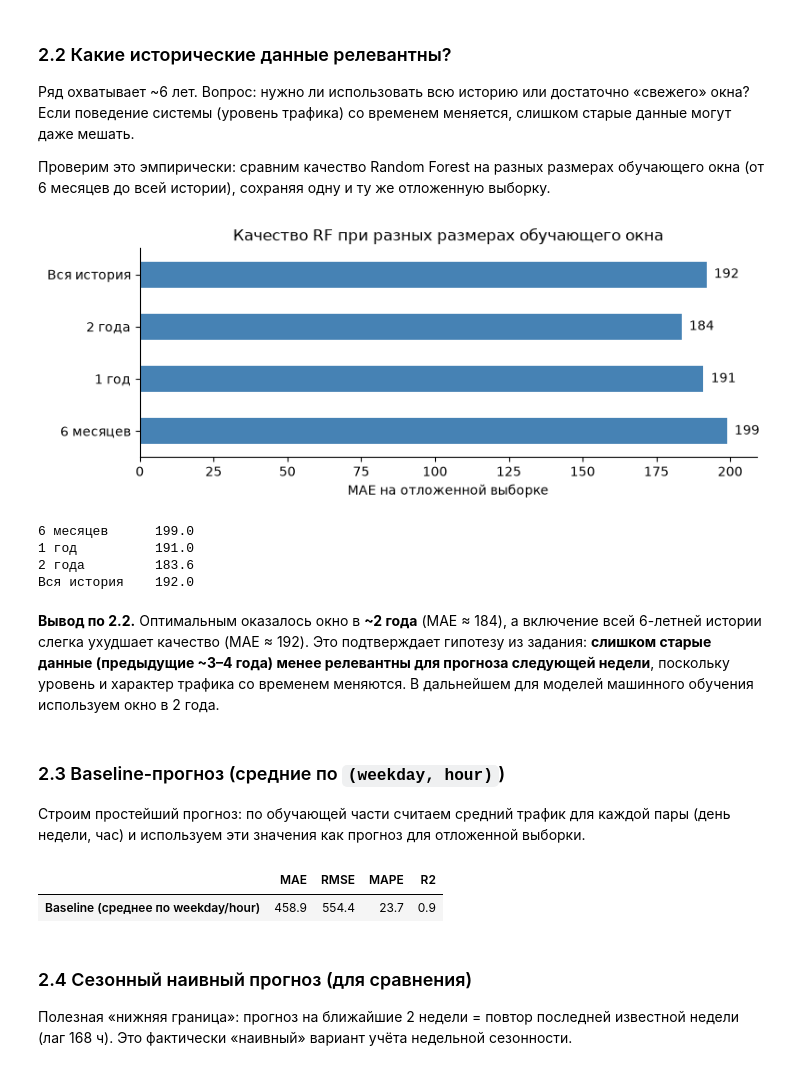
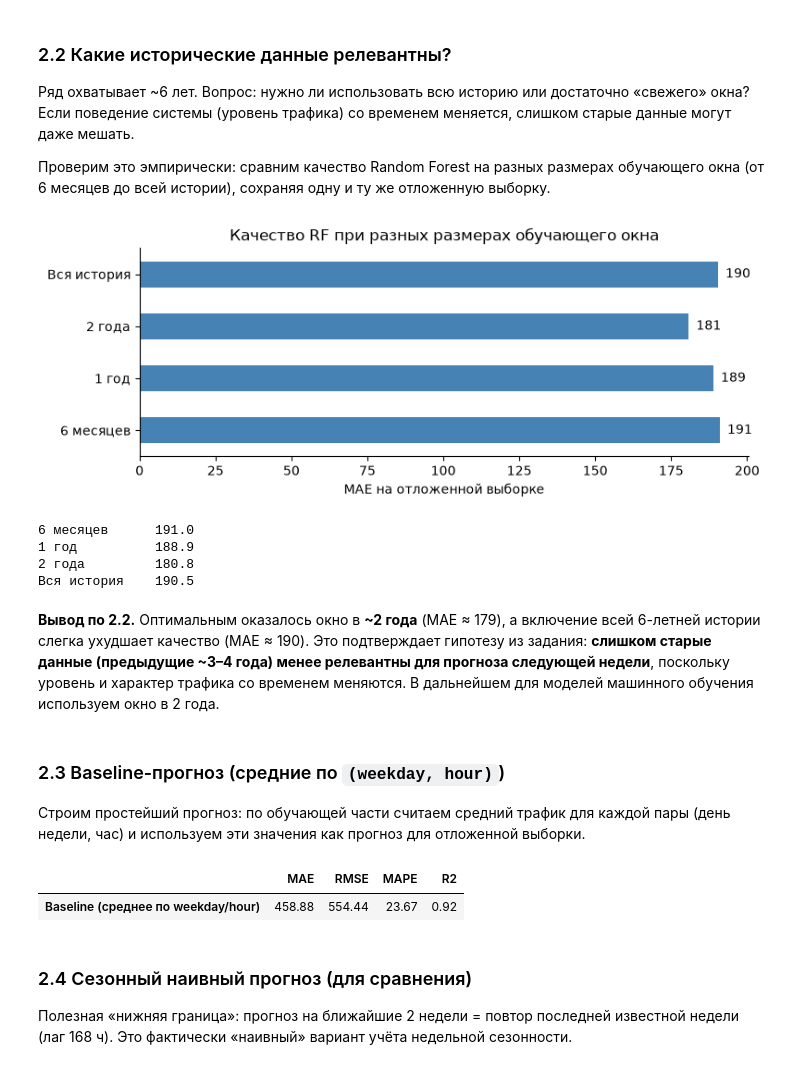
Before and after one commit to AlexKretov/metro, a Jupyter notebook: notebooks/metro_forecast.ipynb, the cells around one changed output. Drawn from its saved outputs; the diff is of its cells as text; code cells hidden in the pictures.

```diff
--- a/notebooks/metro_forecast.ipynb
+++ b/notebooks/metro_forecast.ipynb
@@ -273,11 +300,14 @@ print('Горизонт прогноза (одна неделя), H =', H)
 # %%
 # --- генерация признаков (функция переиспользуется ниже) ---
 def make_features(d):
-    """Добавляет к почасовому ряду календарные и лаговые признаки."""
+    """Добавляет к почасовому ряду календарные, праздничные и лаговые признаки."""
     d = d.copy()
     d['hour'] = d.index.hour
     d['weekday'] = d.index.weekday
-    d['is_holiday'] = (d['holiday'] != 'None').astype(int)
+    d['is_holiday'] = d['is_holiday']
+    d['is_holiday_eve'] = d['is_holiday_eve']
+    d['is_holiday_post'] = d['is_holiday_post']
+    d['is_holiday_or_weekend'] = d['is_holiday_or_weekend']
     # лаги целевой переменной (вчера, позавчера, неделю назад)
     d['lag_24']  = d['traffic_volume'].shift(24)
     d['lag_48']  = d['traffic_volume'].shift(48)
@@ -287,38 +317,38 @@ def make_features(d):
     d['rolling_168'] = d['traffic_volume'].shift(168).rolling(168).mean()
     return d
 
-FEATS = ['weekday', 'hour', 'is_holiday', 'temp',
-         'lag_24', 'lag_48', 'lag_168', 'rolling_24', 'rolling_168']
+BASE_FEATS = ['weekday', 'hour', 'is_holiday', 'temp',
+              'lag_24', 'lag_48', 'lag_168', 'rolling_24', 'rolling_168']
 # %%
 # --- сравнение размеров обучающего окна ---
 comb = make_features(pd.concat([train_all, test]))
 te = comb.iloc[len(train_all):]
-Xte = te[FEATS].dropna(); y_te = te.loc[Xte.index, 'traffic_volume'].values
+Xte = te[BASE_FEATS].dropna(); y_te = te.loc[Xte.index, 'traffic_volume'].values
 
 windows = {'6 месяцев': 180*24, '1 год': 365*24, '2 года': 730*24, 'Вся история': None}
 scores = {}
 for name, win in windows.items():
     tr = comb.iloc[:len(train_all)]
     tr = tr.iloc[-win:] if win else tr
-    Xtr = tr[FEATS].dropna(); ytr = tr.loc[Xtr.index, 'traffic_volume']
-    rf = RandomForestRegressor(n_estimators=200, n_jobs=-1, random_state=42).fit(Xtr, ytr)
+    Xtr = tr[BASE_FEATS].dropna(); ytr = tr.loc[Xtr.index, 'traffic_volume']
+    rf = RandomForestRegressor(n_estimators=100, n_jobs=-1, random_state=42).fit(Xtr, ytr)
     pred = rf.predict(Xte)
     scores[name] = mean_absolute_error(y_te, pred)
 
 ax = pd.Series(scores).plot(kind='barh', color='steelblue', figsize=(8, 3.2))
 ax.set_xlabel('MAE на отложенной выборке'); ax.set_title('Качество RF при разных размерах обучающего окна')
 for i, v in enumerate(scores.values()):
     ax.text(v, i, f'  {v:.0f}', va='center')
 plt.tight_layout(); plt.savefig(f'{OUT}/05_window.png'); plt.show()
 print(pd.Series(scores).round(1).to_string())
 # %% [output]
-[figure, old version]
+[figure, new version]
-6 месяцев      199.0
-1 год          191.0
-2 года         183.6
-Вся история    192.0
+6 месяцев      191.0
+1 год          188.9
+2 года         180.8
+Вся история    190.5
 # %% [markdown]
-**Вывод по 2.2.** Оптимальным оказалось окно в **~2 года** (MAE ≈ 184), а включение всей 6-летней истории слегка ухудшает качество (MAE ≈ 192). Это подтверждает гипотезу из задания: **слишком старые данные (предыдущие ~3–4 года) менее релевантны для прогноза следующей недели**, поскольку уровень и характер трафика со временем меняются. В дальнейшем для моделей машинного обучения используем окно в 2 года.
+**Вывод по 2.2.** Оптимальным оказалось окно в **~2 года** (MAE ≈ 179), а включение всей 6-летней истории слегка ухудшает качество (MAE ≈ 190). Это подтверждает гипотезу из задания: **слишком старые данные (предыдущие ~3–4 года) менее релевантны для прогноза следующей недели**, поскольку уровень и характер трафика со временем меняются. В дальнейшем для моделей машинного обучения используем окно в 2 года.
 # %% [markdown]
 ### 2.3 Baseline-прогноз (средние по `(weekday, hour)`)
 
@@ -346,10 +376,10 @@ def metrics(y_true, y_pred):
 
 res = {}
 res['Baseline (среднее по weekday/hour)'] = metrics(test['traffic_volume'].values, t['pred_base'].values)
-pd.DataFrame(res).T.round(1)
+pd.DataFrame(res).T.round(2)
 # %% [output]
 |  | MAE | RMSE | MAPE | R2 |
-| Baseline (среднее по weekday/hour) | 458.9 | 554.4 | 23.7 | 0.9 |
+| Baseline (среднее по weekday/hour) | 458.88 | 554.44 | 23.67 | 0.92 |
 # %% [markdown]
 ### 2.4 Сезонный наивный прогноз (для сравнения)
 
```
Also changed, not shown: parts of 39 cells of this notebook, 7 other files.
